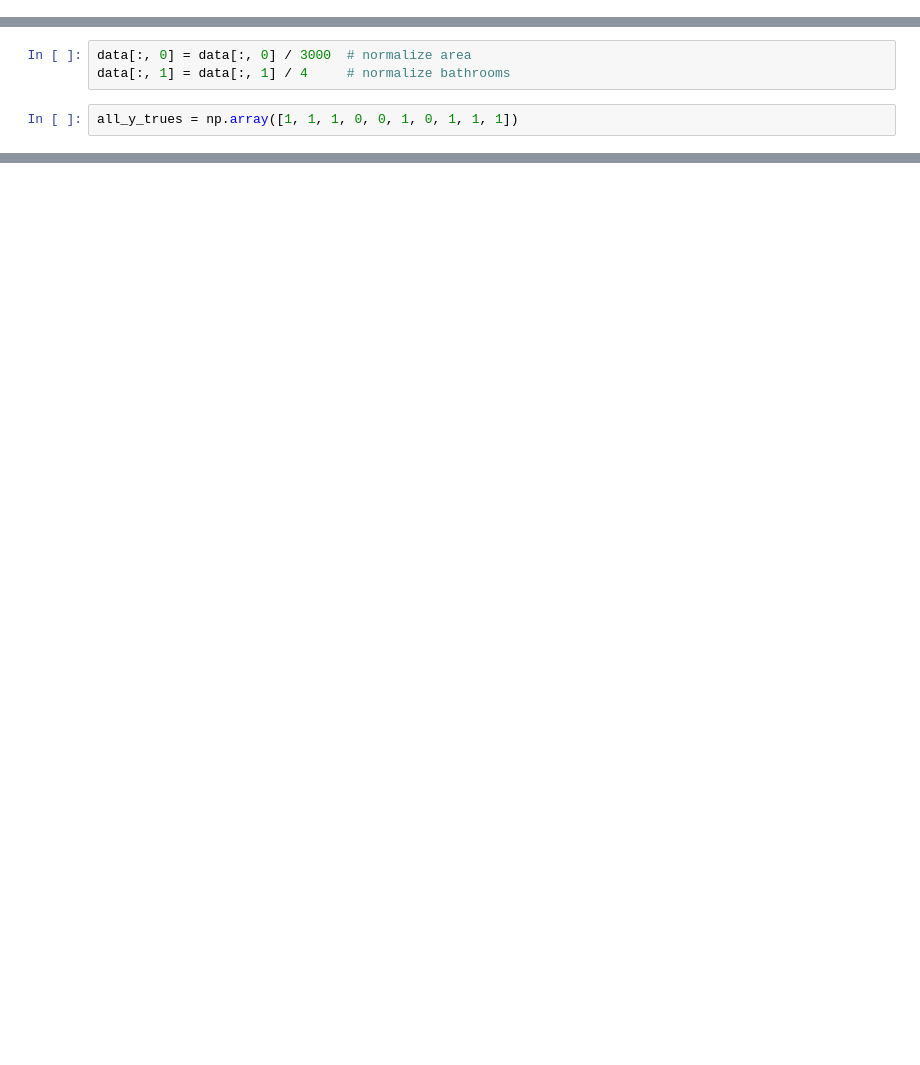
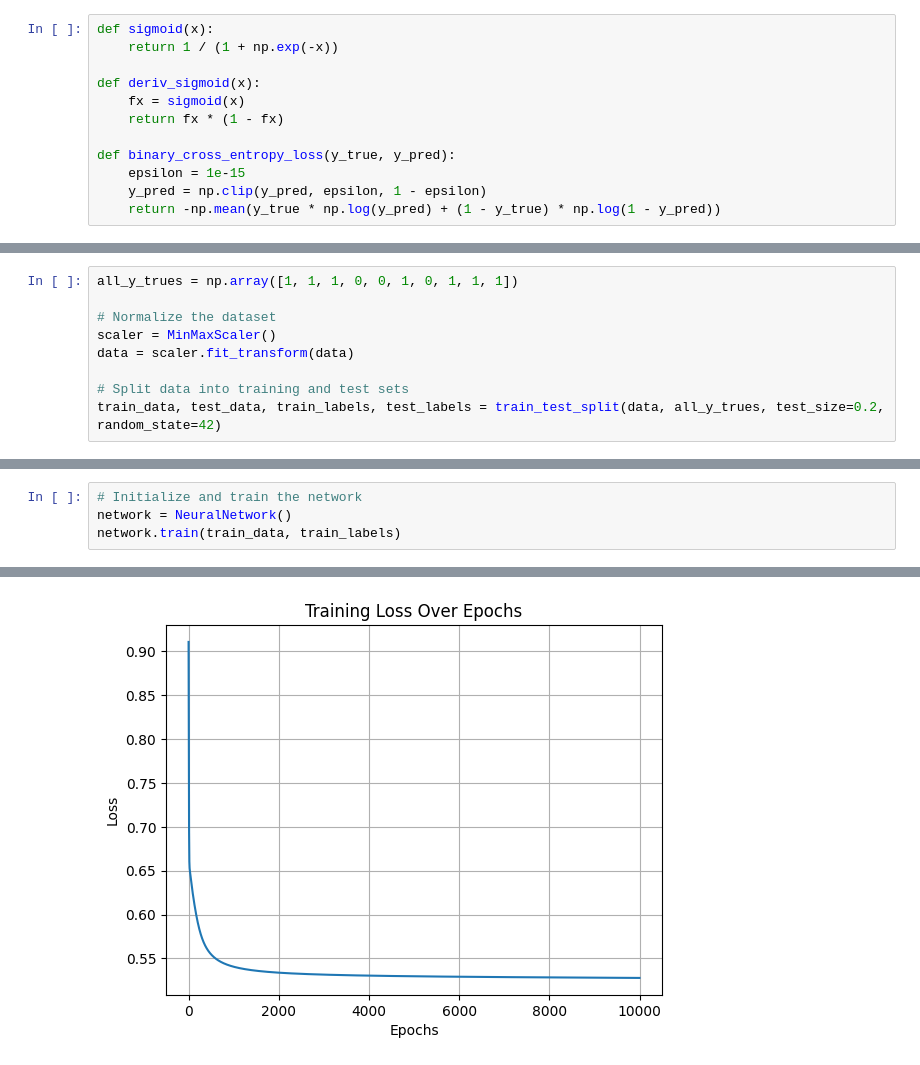
Before and after one commit to fkvasir/CSC173_Intelligent-Systems, a Jupyter notebook: Binary Classifier Neural Network/Lavesores_BCNN.ipynb, the cells around one changed output, grey strips where cells are left out. Saved outputs shown, nothing was run; the diff lists cells and outputs as text; blank space fills up the shorter version.

```diff
--- a/Binary Classifier Neural Network/Lavesores_BCNN.ipynb
+++ b/Binary Classifier Neural Network/Lavesores_BCNN.ipynb
@@ -14 +6,13 @@ def mse_loss(y_true, y_pred):
+# %%
+def sigmoid(x):
+    return 1 / (1 + np.exp(-x))
+
+def deriv_sigmoid(x):
+    fx = sigmoid(x)
+    return fx * (1 - fx)
+
+def binary_cross_entropy_loss(y_true, y_pred):
+    epsilon = 1e-15
+    y_pred = np.clip(y_pred, epsilon, 1 - epsilon)
+    return -np.mean(y_true * np.log(y_pred) + (1 - y_true) * np.log(1 - y_pred))
 # %%
@@ -108,8 +126,12 @@ data = np.array([
     [1380, 3],
     [1494, 3]
 ])
-# %%
-data[:, 0] = data[:, 0] / 3000  # normalize area
-data[:, 1] = data[:, 1] / 4     # normalize bathrooms
 # %%
 all_y_trues = np.array([1, 1, 1, 0, 0, 1, 0, 1, 1, 1])
+
+# Normalize the dataset
+scaler = MinMaxScaler()
+data = scaler.fit_transform(data)
+
+# Split data into training and test sets
+train_data, test_data, train_labels, test_labels = train_test_split(data, all_y_trues, test_size=0.2, random_state=42)
@@ -130,0 +138,5 @@ Epoch 900 loss: 0.153
+# %%
+# Initialize and train the network
+network = NeuralNetwork()
+network.train(train_data, train_labels)
+# %% [output]
@@ -130,0 +160 @@ Epoch 900 loss: 0.153
+[figure, added]
```
Also changed, not shown: parts of 9 cells of this notebook.
